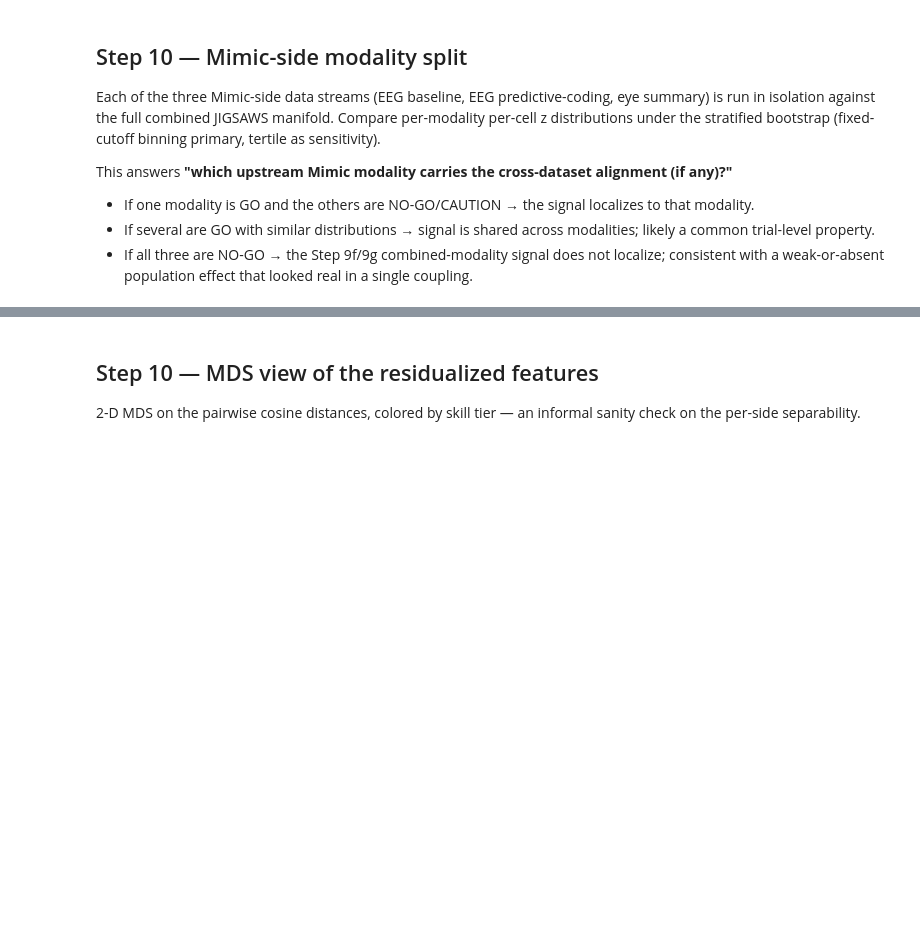
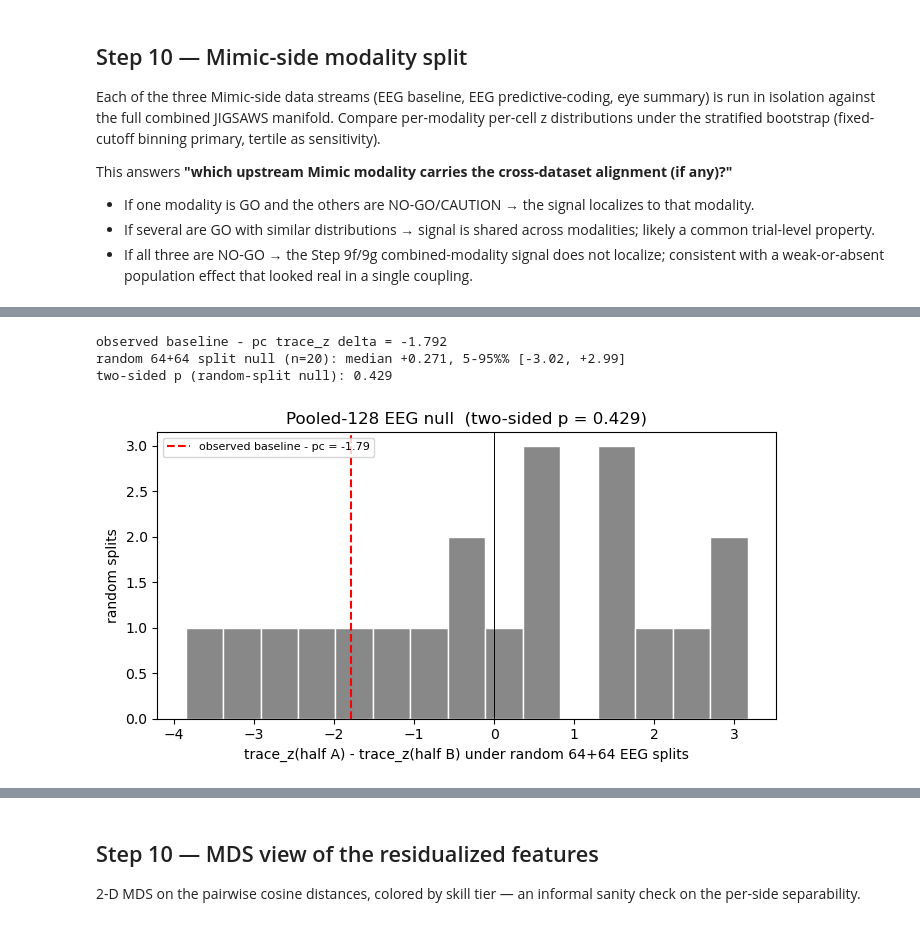
Before and after one commit to Mhaidar117/Surgical_Gestures, a Jupyter notebook: pipeline/skills_manifold.ipynb, the cells around one changed output, grey strips where cells are left out. Cells and saved outputs as stored; diff of their text form; code cells hidden in the pictures; blank space fills up the shorter version.

```diff
--- a/pipeline/skills_manifold.ipynb
+++ b/pipeline/skills_manifold.ipynb
@@ -1111,0 +1166,44 @@ plt.tight_layout(); plt.show()
+# %%
+from skill_manifold.trial_null import pooled_eeg_random_split_null
+
+pooled = pooled_eeg_random_split_null(
+    features_j=jr_df[j_cols].to_numpy(float),
+    tiers_j=jt_fixed,
+    features_e_full=er_df[e_cols].to_numpy(float),
+    e_cols_full=e_cols,
+    eeg_combined_cols=mod_cols['eeg_baseline'] + mod_cols['eeg_predictive_coding'],
+    half_size=len(mod_cols['eeg_baseline']),
+    tiers_e=et_fixed,
+    tier_names=TIER_NAMES,
+    epsilon=float(cfg['gw_epsilon']),
+    n_perms=200, n_random_splits=20, seed=int(cfg['seed']),
+    entropic_gw_fn=_egw_mod,
+    pairwise_rdm_fn=pairwise_cosine_rdm,
+)
+
+fb_zs = {m: mod_results[m]['fixed']['primary']['z_score']
+         for m in ('eeg_baseline', 'eeg_predictive_coding')}
+observed_delta = fb_zs['eeg_baseline'] - fb_zs['eeg_predictive_coding']
+null_delta = pooled['delta_distribution']
+p_two = (1 + (np.abs(null_delta) >= abs(observed_delta)).sum()) / (1 + len(null_delta))
+print(f'observed baseline - pc trace_z delta = {observed_delta:+.3f}')
+print(f'random 64+64 split null (n={len(null_delta)}): '
+      f'median {np.median(null_delta):+.3f}, '
+      f'5-95%% [{np.quantile(null_delta, 0.05):+.2f}, '
+      f'{np.quantile(null_delta, 0.95):+.2f}]')
+print(f'two-sided p (random-split null): {p_two:.3f}')
+
+fig, ax = plt.subplots(figsize=(7, 3.8))
+ax.hist(null_delta, bins=15, color='#888', edgecolor='white')
+ax.axvline(observed_delta, color='red', linestyle='--',
+           label=f'observed baseline - pc = {observed_delta:+.2f}')
+ax.axvline(0, color='black', linewidth=0.7)
+ax.set_xlabel('trace_z(half A) - trace_z(half B) under random 64+64 EEG splits')
+ax.set_ylabel('random splits')
+ax.set_title(f'Pooled-128 EEG null  (two-sided p = {p_two:.3f})')
+ax.legend(fontsize=8); plt.tight_layout(); plt.show()
+# %% [output]
+observed baseline - pc trace_z delta = -1.792
+random 64+64 split null (n=20): median +0.271, 5-95%% [-3.02, +2.99]
+two-sided p (random-split null): 0.429
+[figure, added]
```
Also changed, not shown: parts of 16 cells of this notebook, 12 other files.
